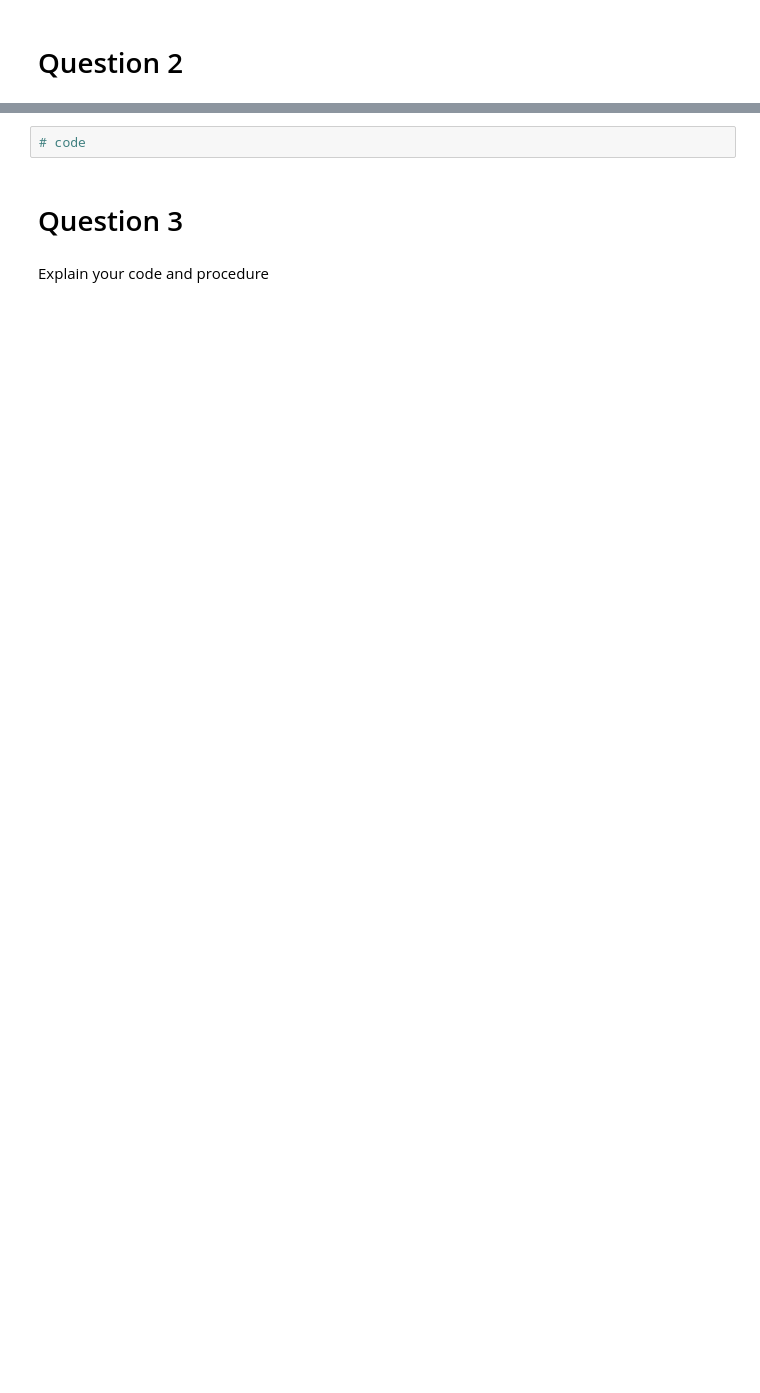
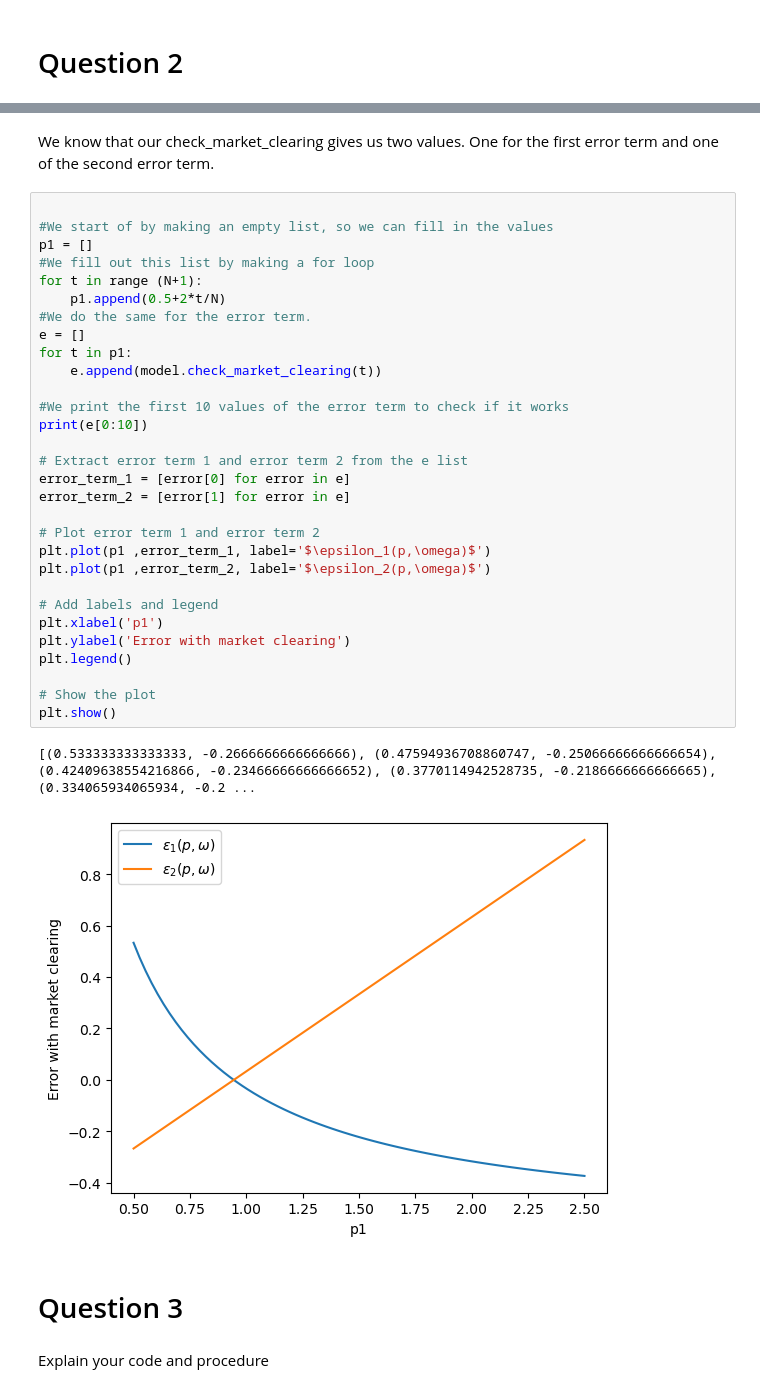
Before and after one commit to NumEconCopenhagen/projects-2024-tummeren-olli, a Jupyter notebook: inauguralproject/inauguralproject.ipynb, the cells around one changed output, grey strips where cells are left out. Drawn from its saved outputs; the diff is of its cells as text; blank space fills up the shorter version.

```diff
--- a/inauguralproject/inauguralproject.ipynb
+++ b/inauguralproject/inauguralproject.ipynb
@@ -37,5 +89,39 @@ Explain your code and procedure
-# %%
-# code
+# %% [markdown]
+We know that our check_market_clearing gives us two values.
+One for the first error term and one of the second error term.
+# %%
+
+#We start of by making an empty list, so we can fill in the values
+p1 = []
+#We fill out this list by making a for loop
+for t in range (N+1):
+    p1.append(0.5+2*t/N)
+#We do the same for the error term.
+e = []
+for t in p1:
+    e.append(model.check_market_clearing(t))
+
+#We print the first 10 values of the error term to check if it works
+print(e[0:10])
+
+# Extract error term 1 and error term 2 from the e list
+error_term_1 = [error[0] for error in e]
+error_term_2 = [error[1] for error in e]
+
+# Plot error term 1 and error term 2
+plt.plot(p1 ,error_term_1, label='$\epsilon_1(p,\omega)$')
+plt.plot(p1 ,error_term_2, label='$\epsilon_2(p,\omega)$')
+
+# Add labels and legend
+plt.xlabel('p1')
+plt.ylabel('Error with market clearing')
+plt.legend()
+
+# Show the plot
+plt.show()
+# %% [output]
+[(0.533333333333333, -0.2666666666666666), (0.47594936708860747, -0.25066666666666654), (0.42409638554216866, -0.23466666666666652), (0.3770114942528735, -0.2186666666666665), (0.334065934065934, -0.2 ...
+[figure, added]
 # %% [markdown]
 # Question 3
 # %% [markdown]
```
Also changed, not shown: parts of 9 cells of this notebook, 1 other file.
